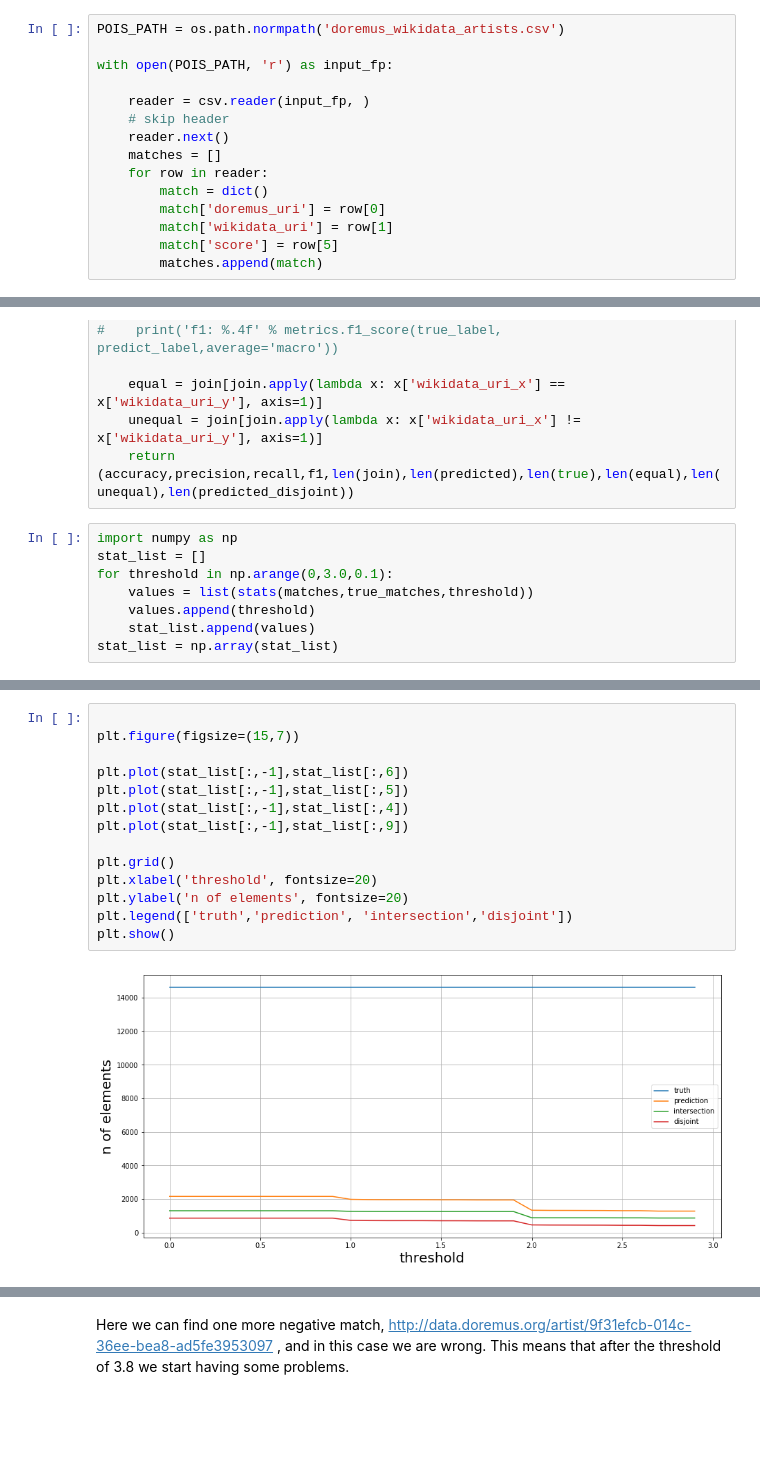
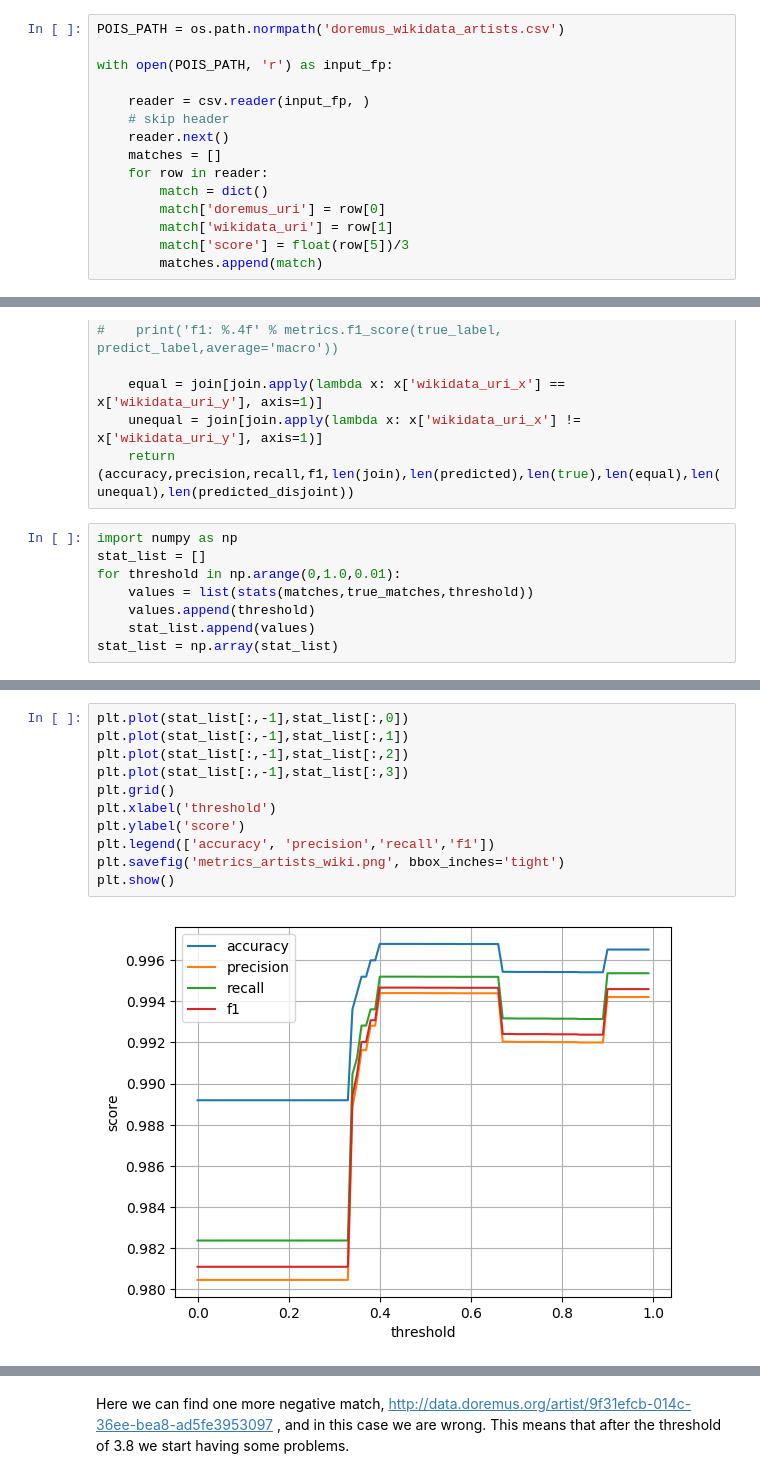
Before and after one commit to D2KLab/CityMUS, a Jupyter notebook: matching_performances/v1/check_performance.ipynb, the cells around one changed output, grey strips where cells are left out. Saved outputs shown, nothing was run; the diff lists cells and outputs as text; blank space fills up the shorter version.

```diff
--- a/matching_performances/v1/check_performance.ipynb
+++ b/matching_performances/v1/check_performance.ipynb
@@ -268,7 +269,7 @@ with open(POIS_PATH, 'r') as input_fp:
         match = dict()
         match['doremus_uri'] = row[0]
         match['wikidata_uri'] = row[1]
-        match['score'] = row[5]
+        match['score'] = float(row[5])/3
         matches.append(match)
 # %%
 len(matches)
@@ -363,7 +391,7 @@ def stats(matches,true_matches,threshold=0):
 # %%
 import numpy as np
 stat_list = []
-for threshold in np.arange(0,3.0,0.1):
+for threshold in np.arange(0,1.0,0.01):
     values = list(stats(matches,true_matches,threshold))
     values.append(threshold)
     stat_list.append(values)
@@ -388,16 +437,13 @@ plt.show()
 # %%
-
-plt.figure(figsize=(15,7))
-
-plt.plot(stat_list[:,-1],stat_list[:,6])
-plt.plot(stat_list[:,-1],stat_list[:,5])
-plt.plot(stat_list[:,-1],stat_list[:,4])
-plt.plot(stat_list[:,-1],stat_list[:,9])
-
+plt.plot(stat_list[:,-1],stat_list[:,0])
+plt.plot(stat_list[:,-1],stat_list[:,1])
+plt.plot(stat_list[:,-1],stat_list[:,2])
+plt.plot(stat_list[:,-1],stat_list[:,3])
 plt.grid()
-plt.xlabel('threshold', fontsize=20)
-plt.ylabel('n of elements', fontsize=20)
-plt.legend(['truth','prediction', 'intersection','disjoint'])
+plt.xlabel('threshold')
+plt.ylabel('score')
+plt.legend(['accuracy', 'precision','recall','f1'])
+plt.savefig('metrics_artists_wiki.png', bbox_inches='tight')
 plt.show()
 # %% [output]
-[figure, old version]
+[figure, new version]
```
Also changed, not shown: parts of 9 cells of this notebook, 15 other files.
